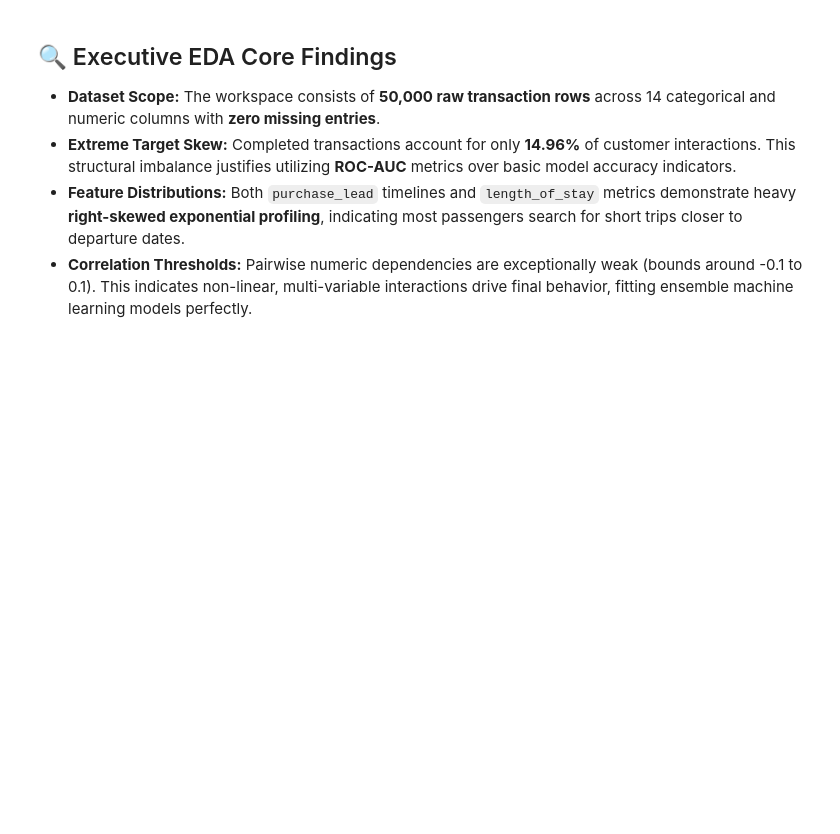
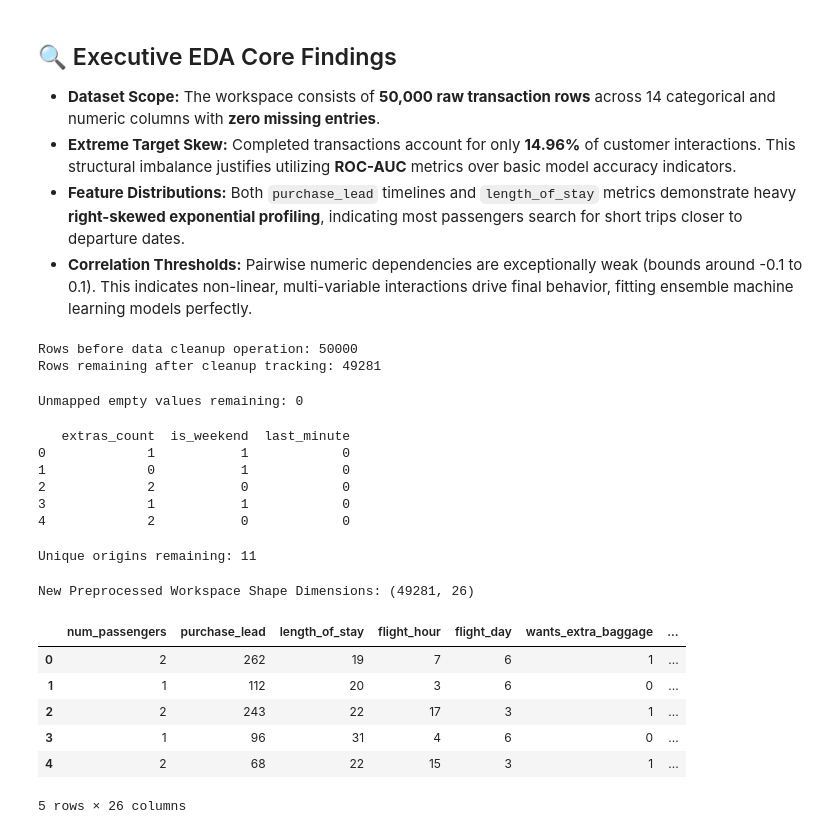
Before and after one commit to Dasari-Pallavi/british-airways-data-science, a Jupyter notebook: notebooks/02_booking_prediction.ipynb, the cells around one changed output. Drawn from its saved outputs; the diff is of its cells as text; code cells hidden in the pictures; blank space fills up the shorter version.

Commit message:
feat: implement data cleaning pipelines, engineering custom anchors, and set stratified splits

```diff
--- a/notebooks/02_booking_prediction.ipynb
+++ b/notebooks/02_booking_prediction.ipynb
@@ -198,3 +198,59 @@ plt.show()
 * **Extreme Target Skew:** Completed transactions account for only **14.96%** of customer interactions. This structural imbalance justifies utilizing **ROC-AUC** metrics over basic model accuracy indicators.
 * **Feature Distributions:** Both `purchase_lead` timelines and `length_of_stay` metrics demonstrate heavy **right-skewed exponential profiling**, indicating most passengers search for short trips closer to departure dates.
 * **Correlation Thresholds:** Pairwise numeric dependencies are exceptionally weak (bounds around -0.1 to 0.1). This indicates non-linear, multi-variable interactions drive final behavior, fitting ensemble machine learning models perfectly.
+# %%
+print("Rows before data cleanup operation:", len(df))
+df = df.drop_duplicates()
+print("Rows remaining after cleanup tracking:", len(df))
+# %% [output]
+Rows before data cleanup operation: 50000
+Rows remaining after cleanup tracking: 49281
+# %%
+day_map = {"Mon": 1, "Tue": 2, "Wed": 3, "Thu": 4, "Fri": 5, "Sat": 6, "Sun": 7}
+df["flight_day"] = df["flight_day"].map(day_map)
+print("Unmapped empty values remaining:", df["flight_day"].isnull().sum())
+# %% [output]
+Unmapped empty values remaining: 0
+# %%
+# Aggregate individual cross-sell requests into an intensity index
+df["extras_count"] = (df["wants_extra_baggage"]
+                      + df["wants_preferred_seat"]
+                      + df["wants_in_flight_meals"])
+
+# Construct explicit logical masks for weekend intervals
+df["is_weekend"] = df["flight_day"].isin([6, 7]).astype(int)
+
+# Differentiate short-notice urgency patterns from planned bookings
+df["last_minute"] = (df["purchase_lead"] <= 7).astype(int)
+
+print(df[["extras_count", "is_weekend", "last_minute"]].head())
+# %% [output]
+   extras_count  is_weekend  last_minute
+0             1           1            0
+1             0           1            0
+2             2           0            0
+3             1           1            0
+4             2           0            0
+# %%
+# Isolate the top 10 core point-of-origin markets, grouping everything else
+top_10_origins = df["booking_origin"].value_counts().nlargest(10).index
+df["booking_origin"] = np.where(df["booking_origin"].isin(top_10_origins), df["booking_origin"], "Other")
+
+# Drop the raw flight path route column to prevent feature explosion
+df = df.drop(columns=["route"])
+print("Unique origins remaining:", df["booking_origin"].nunique())
+# %% [output]
+Unique origins remaining: 11
+# %%
+df = pd.get_dummies(df, columns=["sales_channel", "trip_type", "booking_origin"], drop_first=True)
+print("New Preprocessed Workspace Shape Dimensions:", df.shape)
+df.head()
+# %% [output]
+New Preprocessed Workspace Shape Dimensions: (49281, 26)
+|  | num_passengers | purchase_lead | length_of_stay | flight_hour | flight_day | wants_extra_baggage | ... |
+| 0 | 2 | 262 | 19 | 7 | 6 | 1 | ... |
+| 1 | 1 | 112 | 20 | 3 | 6 | 0 | ... |
+| 2 | 2 | 243 | 22 | 17 | 3 | 1 | ... |
+| 3 | 1 | 96 | 31 | 4 | 6 | 0 | ... |
+| 4 | 2 | 68 | 22 | 15 | 3 | 1 | ... |
+5 rows × 26 columns
```
Also changed, not shown: parts of 3 cells of this notebook.
